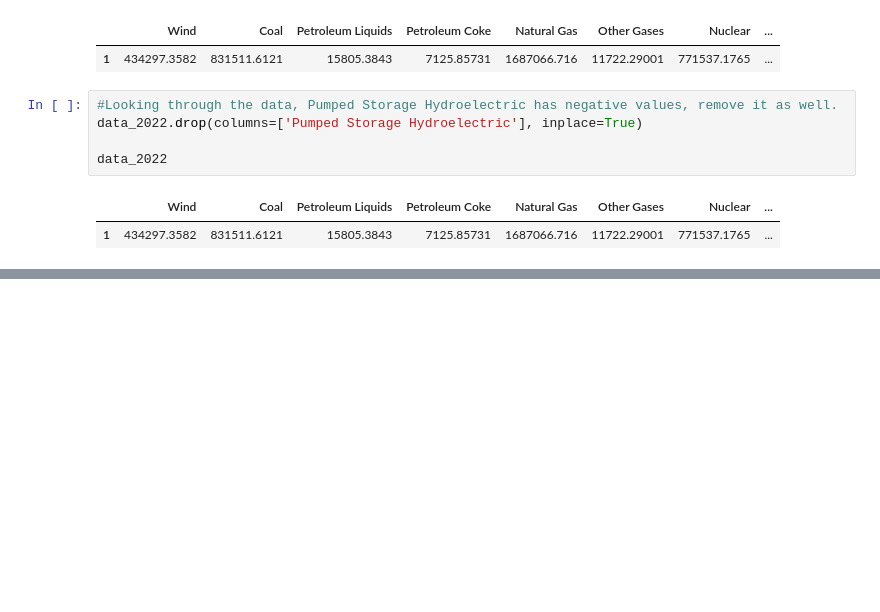
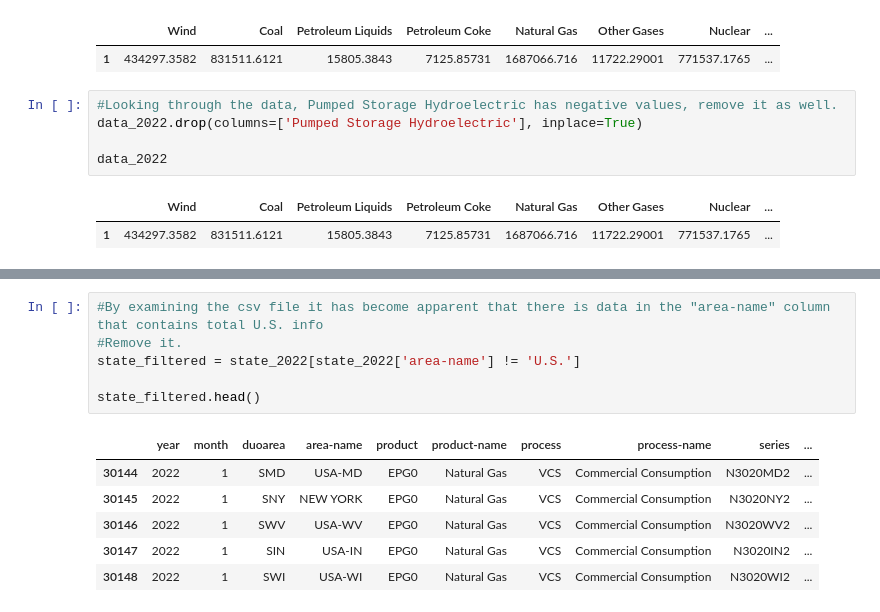
Before and after one commit to Calumshewson/Project-1-Challenge, a Jupyter notebook: Sub Question 1/Sub_Question_1.ipynb, the cells around one changed output, grey strips where cells are left out. Cells and saved outputs as stored; diff of their text form; blank space fills up the shorter version.

```diff
--- a/Sub Question 1/Sub_Question_1.ipynb
+++ b/Sub Question 1/Sub_Question_1.ipynb
@@ -85,0 +115,13 @@ plt.savefig("Images/US_Energy_Usage.png")
+# %%
+#By examining the csv file it has become apparent that there is data in the "area-name" column that contains total U.S. info
+#Remove it.
+state_filtered = state_2022[state_2022['area-name'] != 'U.S.']
+
+state_filtered.head()
+# %% [output]
+|  | year | month | duoarea | area-name | product | product-name | process | process-name | series | ... |
+| 30144 | 2022 | 1 | SMD | USA-MD | EPG0 | Natural Gas | VCS | Commercial Consumption | N3020MD2 | ... |
+| 30145 | 2022 | 1 | SNY | NEW YORK | EPG0 | Natural Gas | VCS | Commercial Consumption | N3020NY2 | ... |
+| 30146 | 2022 | 1 | SWV | USA-WV | EPG0 | Natural Gas | VCS | Commercial Consumption | N3020WV2 | ... |
+| 30147 | 2022 | 1 | SIN | USA-IN | EPG0 | Natural Gas | VCS | Commercial Consumption | N3020IN2 | ... |
+| 30148 | 2022 | 1 | SWI | USA-WI | EPG0 | Natural Gas | VCS | Commercial Consumption | N3020WI2 | ... |
```
Also changed, not shown: parts of 6 cells of this notebook, 2 other files.
